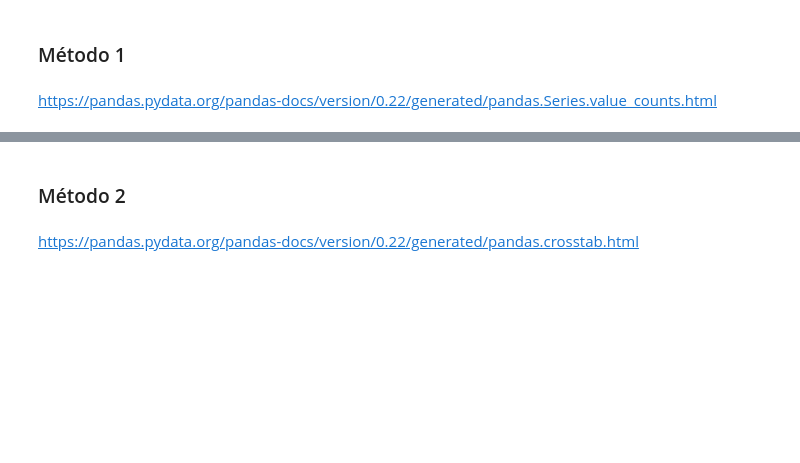
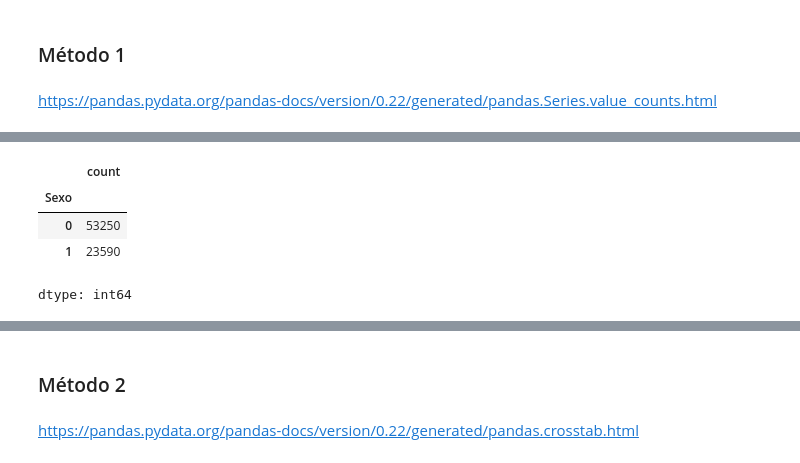
Before and after one commit to TheRealMrR/One_SegundaParte, a Jupyter notebook: curso_de_estad_stica_con_python_1.ipynb, the cells around one changed output, grey strips where cells are left out. Drawn from its saved outputs; the diff is of its cells as text; code cells hidden in the pictures; blank space fills up the shorter version.

```diff
--- a/curso_de_estad_stica_con_python_1.ipynb
+++ b/curso_de_estad_stica_con_python_1.ipynb
@@ -220,0 +237,9 @@ https://pandas.pydata.org/pandas-docs/version/0.22/generated/pandas.Series.value
+# %%
+frecuencia_sexo = datos.Sexo.value_counts()
+frecuencia_sexo
+# %% [output]
+|  | count |
+| Sexo |  |
+| 0 | 53250 |
+| 1 | 23590 |
+dtype: int64
```
Also changed, not shown: parts of 9 cells of this notebook.
